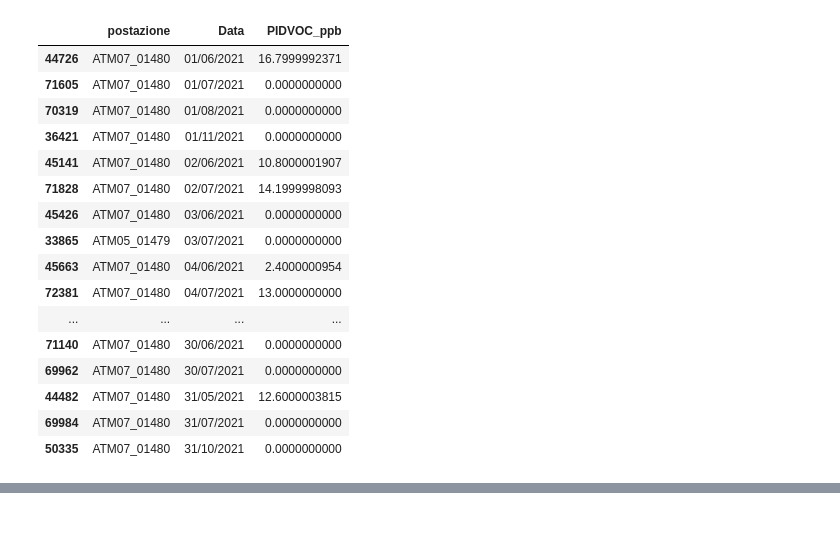
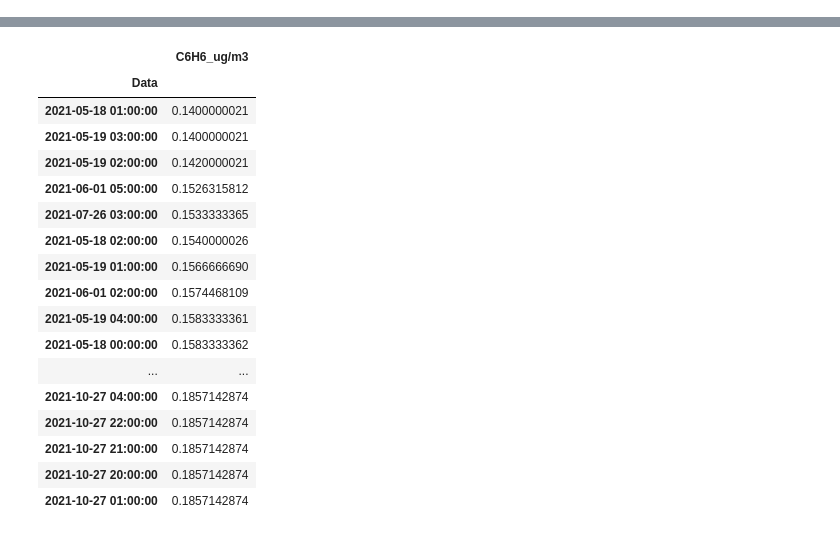
Before and after one commit to CH4nt014/Big-Data-project, a Jupyter notebook: ElaborazioneDati.ipynb, the cells around one changed output, grey strips where cells are left out. Cells and saved outputs as stored; diff of their text form; code cells hidden in the pictures.

Commit message:
Update query 4 -> 6

```diff
--- a/ElaborazioneDati.ipynb
+++ b/ElaborazioneDati.ipynb
@@ -9,8 +9,4 @@ import operator
 pd.options.display.precision = 10
 
 #Legge il csv e lo stampa
-df_DatiSensori = pd.read_excel('Dati.xlsx')
-
-#Mostra tutte le colonne
-pd.set_option('display.max_rows', None)
-df_DatiSensori
+df_DatiSensori = pd.read_excel('Dati-gruppo1.xlsx')
@@ -101,32 +66,3 @@ df_PIDVOC = df_DatiSensori.sort_values(by='PIDVOC_ppb', ascending =True).drop_du
 # creazione di un dataFrame contenente i 100 più bassi valori del sensore PIDVOC
 query_PIDVOC = df_PIDVOC[['postazione', 'Data', 'PIDVOC_ppb']].head(100)
 query_PIDVOC
-# %% [output]
-|  | postazione | Data | PIDVOC_ppb |
-| 44726 | ATM07_01480 | 01/06/2021 | 16.7999992371 |
-| 71605 | ATM07_01480 | 01/07/2021 | 0.0000000000 |
-| 70319 | ATM07_01480 | 01/08/2021 | 0.0000000000 |
-| 36421 | ATM07_01480 | 01/11/2021 | 0.0000000000 |
-| 45141 | ATM07_01480 | 02/06/2021 | 10.8000001907 |
-| 71828 | ATM07_01480 | 02/07/2021 | 14.1999998093 |
-| 45426 | ATM07_01480 | 03/06/2021 | 0.0000000000 |
-| 33865 | ATM05_01479 | 03/07/2021 | 0.0000000000 |
-| 45663 | ATM07_01480 | 04/06/2021 | 2.4000000954 |
-| 72381 | ATM07_01480 | 04/07/2021 | 13.0000000000 |
-| ... | ... | ... | ... |
-| 71140 | ATM07_01480 | 30/06/2021 | 0.0000000000 |
-| 69962 | ATM07_01480 | 30/07/2021 | 0.0000000000 |
-| 44482 | ATM07_01480 | 31/05/2021 | 12.6000003815 |
-| 69984 | ATM07_01480 | 31/07/2021 | 0.0000000000 |
-| 50335 | ATM07_01480 | 31/10/2021 | 0.0000000000 |
-# %%
-# query 4: dividere il dataset in gruppi di ore consecutive, sommare le ore e calcolare la media per ogni ora
-# e quella più bassa
-
-df_MediaBenzene = query_C6H6.sort_values(by= 'Data').drop_duplicates(subset='Data')
-df_Data = df_MediaBenzene['Data']
-# df_Data['Data'] = pd.to_datetime(df_Data['Data'], format = '%Y%m%d%H')
-pd.set_option('display.max_rows', None)
-# df_MediaBenzene
-dz_Benzene = {}
-# for i in range(len(df_MediaBenzene)):
@@ -132,0 +71,9 @@ dz_Benzene = {}
+# %%
+#Elimina i valori nulli e calcola la media oraria sul dataframe creato
+df_C6H6 = df_DatiSensori[['Data','C6H6_ug/m3']].copy()
+df_C6H6['Data'] = pd.to_datetime(df_C6H6['Data'])
+df_C6H6 = df_C6H6[df_C6H6['C6H6_ug/m3'].notna()]
+indexName = df_C6H6[(df_C6H6['C6H6_ug/m3']==0)].index
+df_C6H6.drop(indexName, inplace = True)
+df_C6H6 = df_C6H6[['Data', 'C6H6_ug/m3']].resample("H", label = 'right', on = 'Data').mean()
+# %% [output]
@@ -133 +97,19 @@ dz_Benzene = {}
+|  | C6H6_ug/m3 |
+| Data |  |
+| 2021-05-18 01:00:00 | 0.1400000021 |
+| 2021-05-19 03:00:00 | 0.1400000021 |
+| 2021-05-19 02:00:00 | 0.1420000021 |
+| 2021-06-01 05:00:00 | 0.1526315812 |
+| 2021-07-26 03:00:00 | 0.1533333365 |
+| 2021-05-18 02:00:00 | 0.1540000026 |
+| 2021-05-19 01:00:00 | 0.1566666690 |
+| 2021-06-01 02:00:00 | 0.1574468109 |
+| 2021-05-19 04:00:00 | 0.1583333361 |
+| 2021-05-18 00:00:00 | 0.1583333362 |
+| ... | ... |
+| 2021-10-27 04:00:00 | 0.1857142874 |
+| 2021-10-27 22:00:00 | 0.1857142874 |
+| 2021-10-27 21:00:00 | 0.1857142874 |
+| 2021-10-27 20:00:00 | 0.1857142874 |
+| 2021-10-27 01:00:00 | 0.1857142874 |
 # %%
```
Also changed, not shown: parts of 21 cells of this notebook.
